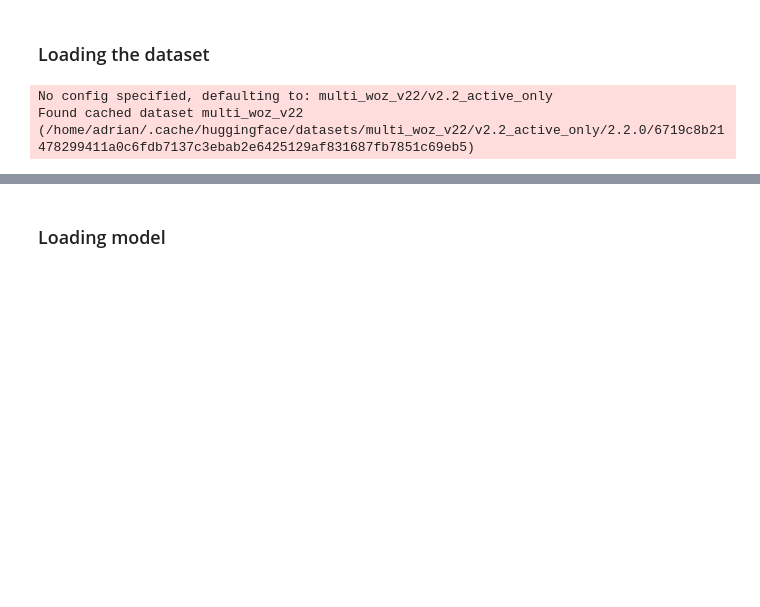
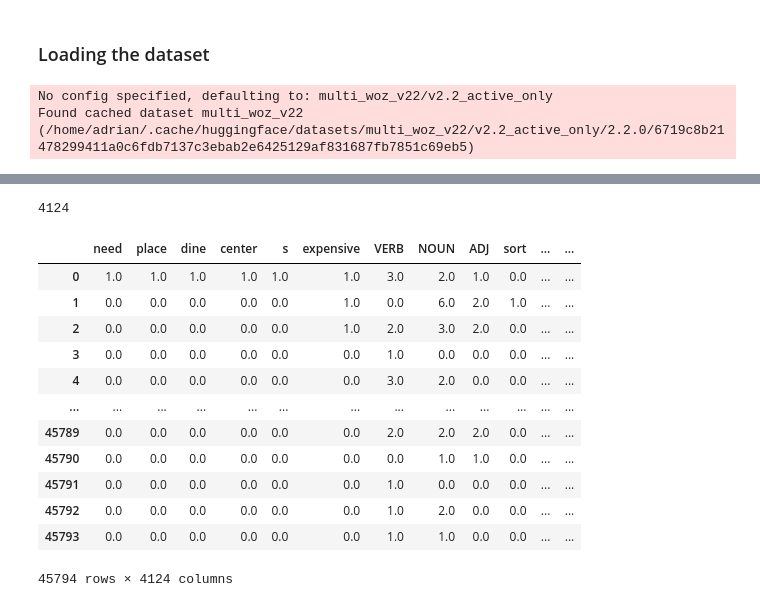
Before and after one commit to cristianbass01/NLI_project, a Jupyter notebook: train.ipynb, the cells around one changed output, grey strips where cells are left out. Drawn from its saved outputs; the diff is of its cells as text; code cells hidden in the pictures; blank space fills up the shorter version.

Commit message:
Implement xgboost with unigram frequency features

```diff
--- a/train.ipynb
+++ b/train.ipynb
@@ -4,10 +4,17 @@
 ### Imports
 # %%
 import pandas as pd
-
+from xgboost import XGBRFClassifier
+from sklearn.multioutput import MultiOutputClassifier
 from transformers import AutoTokenizer, RobertaModel
 from datasets import load_dataset
 from torch import nn
+import spacy
+import nltk
+from tqdm import tqdm
+from sklearn.preprocessing import MultiLabelBinarizer
+
+nlp = spacy.load("en_core_web_sm")
 # %% [markdown]
 ### Constants
 # %%
@@ -17,13 +104,33 @@ TRANSFORMER_MODEL_NAME = 'roberta-base'
 # %%
 dataset = load_dataset('multi_woz_v22')
+print(dataset)
 
-train = pd.DataFrame(columns=dataset['train'].to_pandas().columns)
+train = preprocess_split(dataset, 'train')
+test = preprocess_split(dataset, 'test')
+val = preprocess_split(dataset, 'validation')
 
-for _, row in dataset['train'].to_pandas().iterrows():
-    if len(row['services']) != 0 and set(row['services']) <= set(['restaurant', 'hotel']):
-        train.loc[len(train)] = row
+da_labels = sorted(list(set([act_type for i in range(len(train))
+                                        for da, speaker in zip(train.loc[i].turns['dialogue_acts'], train.loc[i].turns['speaker'])
+                                            for act_type in da['dialog_act']['act_type']
+                                                if speaker == 0])))
 
-print(train.loc[0].turns)
+train_feats, train_act_type = extract_feature_df(train)
+default_feats = {k : 0 for k in train_feats.columns}
+print(len(default_feats))
+
+test_feats, test_act_type = extract_feature_df(test, default_feats)
+
+# train = pd.DataFrame(columns=dataset['train'].to_pandas().columns)
+# test = pd.DataFrame()
+
+# for _, row in dataset['train'].to_pandas().iterrows():
+#     # print(row['services'])
+#     if len(row['services']) != 0 and set(row['services']) <= set(['restaurant', 'hotel']):
+#         train.loc[len(train)] = row
+
+# print(train.loc[0].turns['frames'][0])
+# print(train.loc[0])
+train_feats
 # %% [output]
 No config specified, defaulting to: multi_woz_v22/v2.2_active_only
 Found cached dataset multi_woz_v22 (/home/adrian/.cache/huggingface/datasets/multi_woz_v22/v2.2_active_only/2.2.0/6719c8b21478299411a0c6fdb7137c3ebab2e6425129af831687fb7851c69eb5)
@@ -47,2 +151,14 @@ Found cached dataset multi_woz_v22 (/home/adrian/.cache/huggingface/datasets/mul
+4124
+|  | need | place | dine | center | s | expensive | VERB | NOUN | ADJ | sort | ... | ... |
+| 0 | 1.0 | 1.0 | 1.0 | 1.0 | 1.0 | 1.0 | 3.0 | 2.0 | 1.0 | 0.0 | ... | ... |
+| 1 | 0.0 | 0.0 | 0.0 | 0.0 | 0.0 | 1.0 | 0.0 | 6.0 | 2.0 | 1.0 | ... | ... |
+| 2 | 0.0 | 0.0 | 0.0 | 0.0 | 0.0 | 1.0 | 2.0 | 3.0 | 2.0 | 0.0 | ... | ... |
+| 3 | 0.0 | 0.0 | 0.0 | 0.0 | 0.0 | 0.0 | 1.0 | 0.0 | 0.0 | 0.0 | ... | ... |
+| 4 | 0.0 | 0.0 | 0.0 | 0.0 | 0.0 | 0.0 | 3.0 | 2.0 | 0.0 | 0.0 | ... | ... |
+| ... | ... | ... | ... | ... | ... | ... | ... | ... | ... | ... | ... | ... |
+| 45789 | 0.0 | 0.0 | 0.0 | 0.0 | 0.0 | 0.0 | 2.0 | 2.0 | 2.0 | 0.0 | ... | ... |
+| 45790 | 0.0 | 0.0 | 0.0 | 0.0 | 0.0 | 0.0 | 0.0 | 1.0 | 1.0 | 0.0 | ... | ... |
+| 45791 | 0.0 | 0.0 | 0.0 | 0.0 | 0.0 | 0.0 | 1.0 | 0.0 | 0.0 | 0.0 | ... | ... |
+| 45792 | 0.0 | 0.0 | 0.0 | 0.0 | 0.0 | 0.0 | 1.0 | 2.0 | 0.0 | 0.0 | ... | ... |
+| 45793 | 0.0 | 0.0 | 0.0 | 0.0 | 0.0 | 0.0 | 1.0 | 1.0 | 0.0 | 0.0 | ... | ... |
+45794 rows × 4124 columns
-# %% [markdown]
-### Loading model
```
Also changed, not shown: parts of 7 cells of this notebook.
